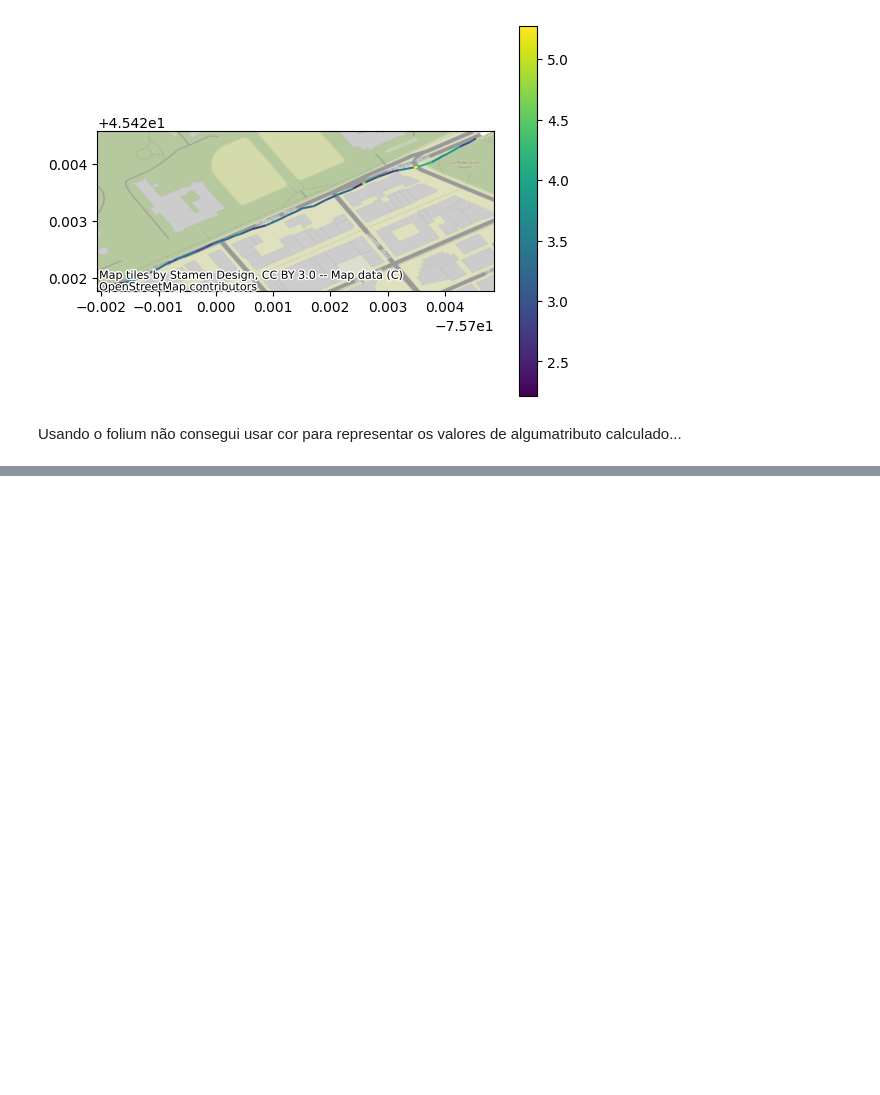
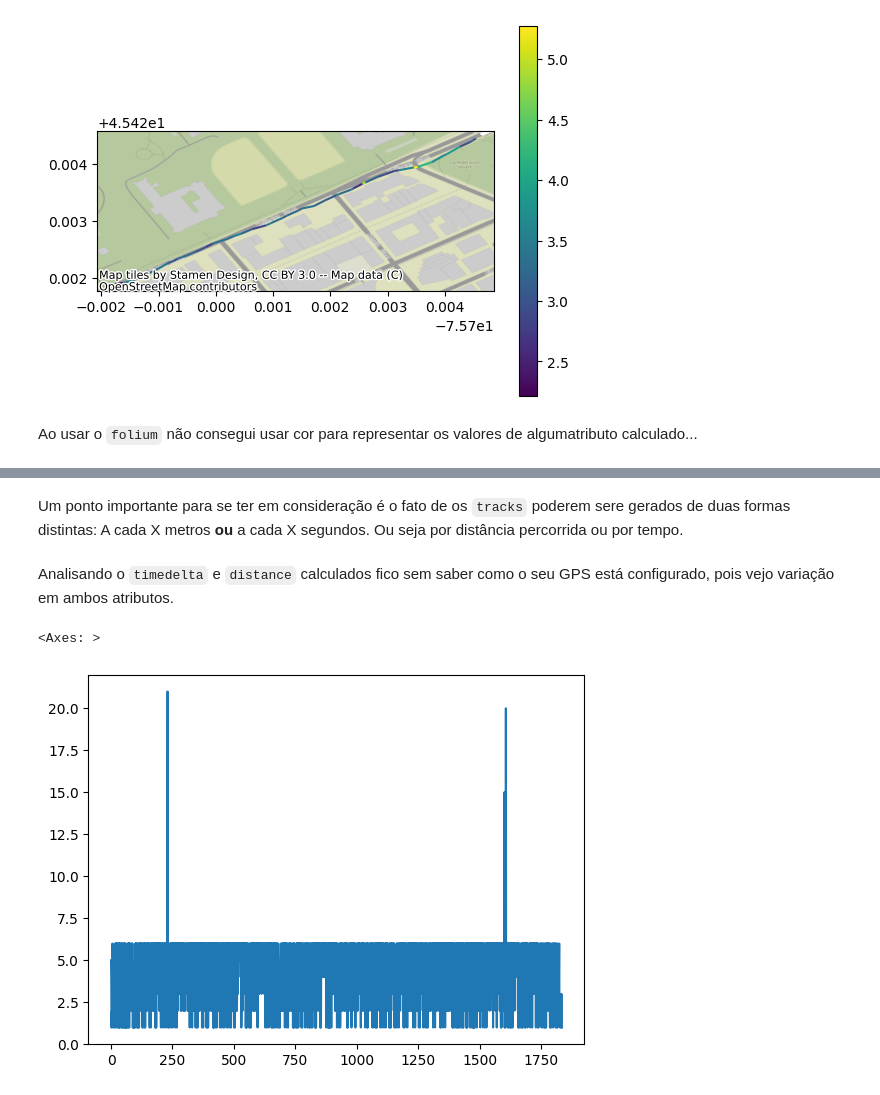
Before and after one commit to FelipeSBarros/Triathlon, a Jupyter notebook: notebooks/explicacao_inicial.ipynb, the cells around one changed output, grey strips where cells are left out. Saved outputs shown, nothing was run; the diff lists cells and outputs as text; code cells hidden in the pictures; blank space fills up the shorter version.

```diff
--- a/notebooks/explicacao_inicial.ipynb
+++ b/notebooks/explicacao_inicial.ipynb
@@ -111,7 +123,7 @@ cx.add_basemap(ax, crs=trajectory.crs.to_string())
 # %% [output]
 [figure]
 # %% [markdown]
-Usando o folium não consegui usar cor para representar os valores de algumatributo calculado...
+Ao usar o `folium` não consegui usar cor para representar os valores de algumatributo calculado...
 # %%
 map = folium.Map(location=[
     track_gdf.iloc[0].geometry.y,
@@ -122,3 +134,13 @@ folium.PolyLine(points).add_to(map)
 map
 # %% [output]
 [interactive output not drawn]
+# %% [markdown]
+Um ponto importante para se ter em consideração é o fato de os `tracks` poderem sere gerados de duas formas distintas:
+    A cada X metros **ou** a cada X segundos. Ou seja por distância percorrida ou por tempo.
+# %% [markdown]
+Analisando o `timedelta` e `distance` calculados fico sem saber como o seu GPS está configurado, pois vejo variação em ambos atributos.
+# %%
+traj_gdf.timedelta.plot()
+# %% [output]
+<Axes: >
+[figure, added]
```
Also changed, not shown: parts of 9 cells of this notebook.
